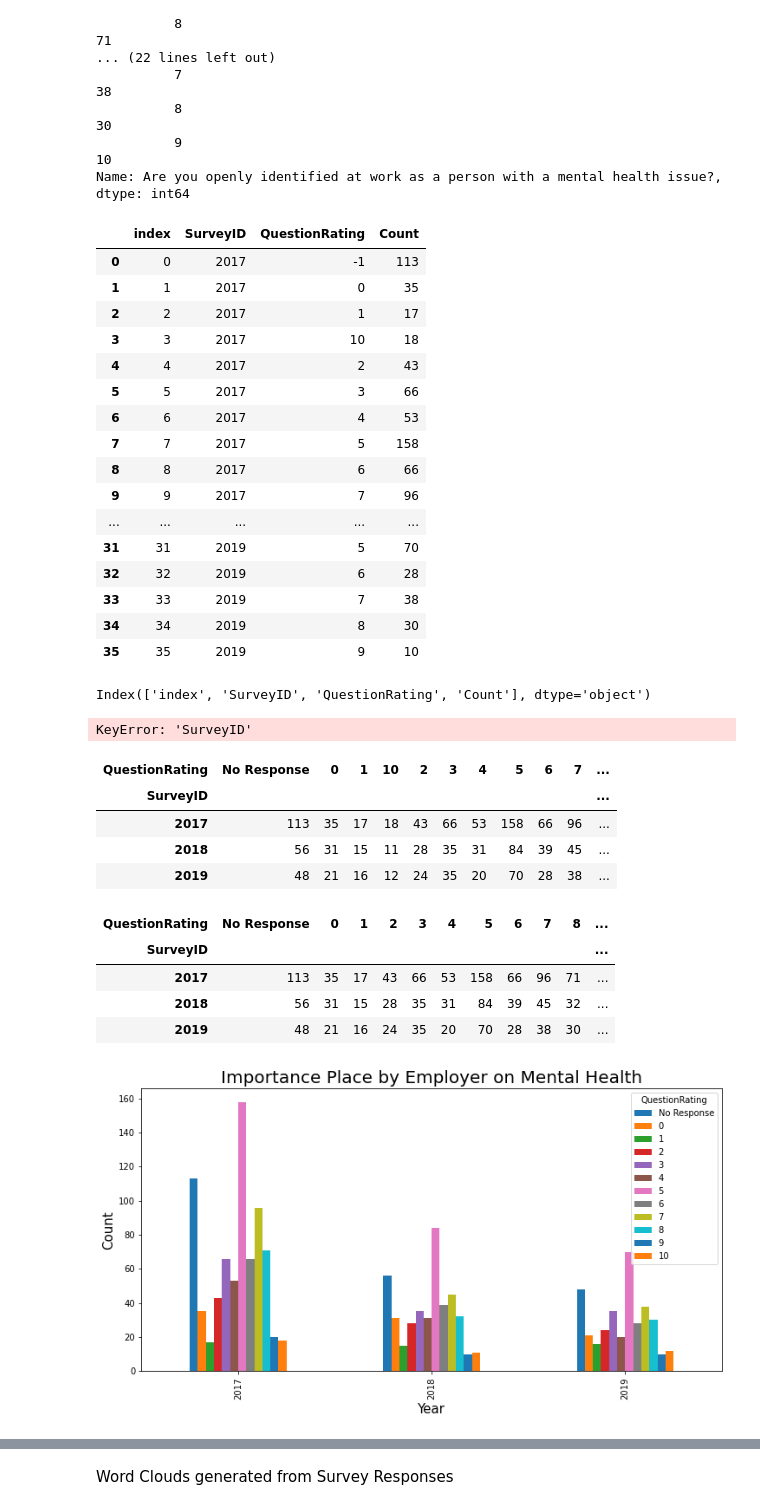
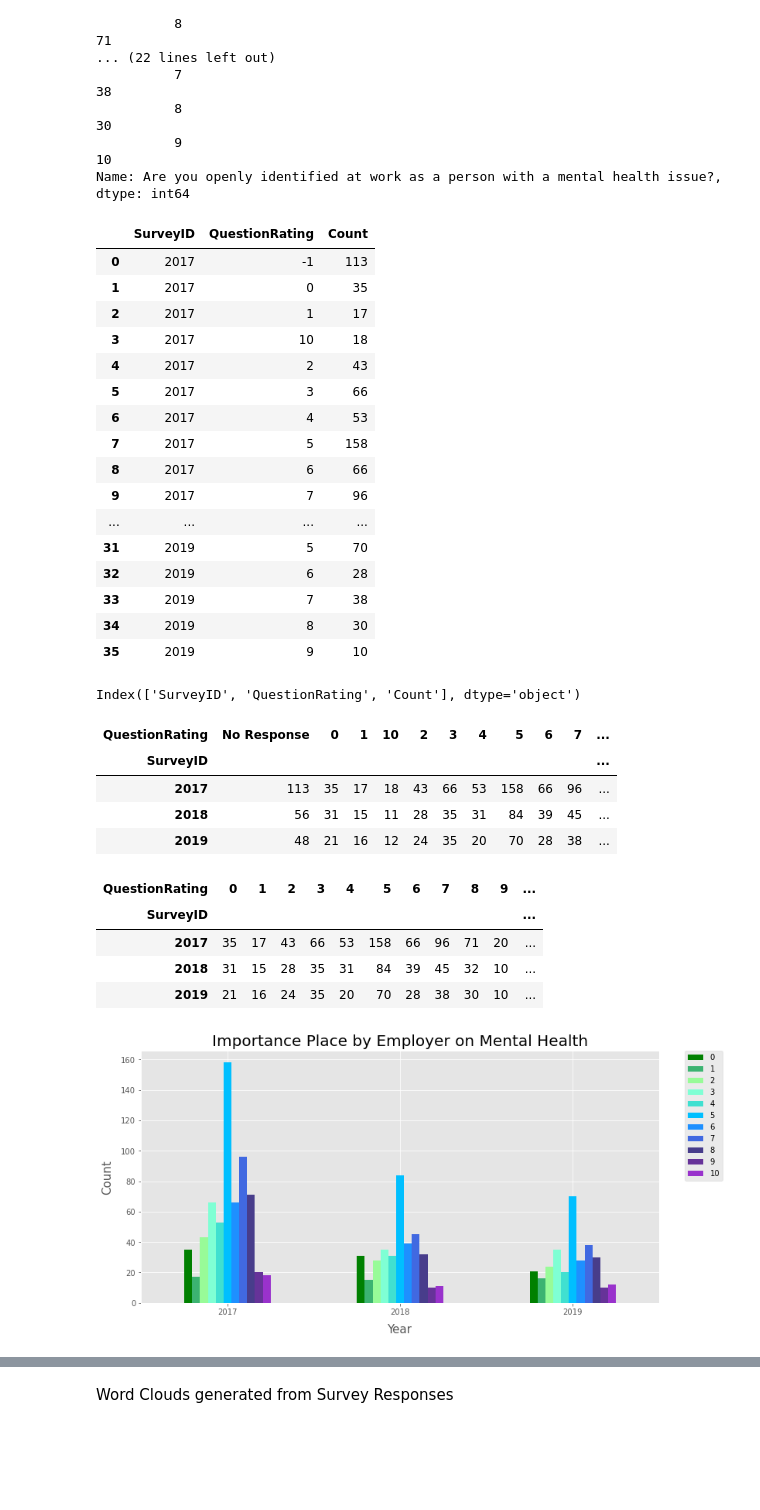
Before and after one commit to laurmarshall/Burnout-In-Tech, a Jupyter notebook: eda.ipynb, the cells around one changed output, grey strips where cells are left out. Saved outputs shown, nothing was run; the diff lists cells and outputs as text; code cells hidden in the pictures; blank space fills up the shorter version.

Commit message:
changed colors on graphs

```diff
--- a/eda.ipynb
+++ b/eda.ipynb
@@ -10,6 +10,8 @@ After working as a teacher for 8 years, I saw many colleagues struggle with burn
 import numpy as np
 import pandas as pd
 import matplotlib.pyplot as plt
+plt.style.use('ggplot')
+
 import sqlite3
 from wordcloud import WordCloud, STOPWORDS, ImageColorGenerator
 import nltk
@@ -240,39 +242,36 @@ SurveyID  Overall, how much importance does your employer place on mental health
 Name: Are you openly identified at work as a person with a mental health issue?, dtype: int64
 # %%
 overall_employer_mental_df = pd.DataFrame(overall_employer_mental).reset_index()
-overall_employer_mental_df = overall_employer_mental_df.reset_index()
 overall_employer_mental_df = overall_employer_mental_df.rename\
 (columns={"Overall, how much importance does your employer place on mental health?": "QuestionRating",\
           "Are you openly identified at work as a person with a mental health issue?": "Count"})
 overall_employer_mental_df
 # %% [output]
-|  | index | SurveyID | QuestionRating | Count |
-| 0 | 0 | 2017 | -1 | 113 |
-| 1 | 1 | 2017 | 0 | 35 |
-| 2 | 2 | 2017 | 1 | 17 |
-| 3 | 3 | 2017 | 10 | 18 |
-| 4 | 4 | 2017 | 2 | 43 |
-| 5 | 5 | 2017 | 3 | 66 |
-| 6 | 6 | 2017 | 4 | 53 |
-| 7 | 7 | 2017 | 5 | 158 |
-| 8 | 8 | 2017 | 6 | 66 |
-| 9 | 9 | 2017 | 7 | 96 |
-| ... | ... | ... | ... | ... |
-| 31 | 31 | 2019 | 5 | 70 |
-| 32 | 32 | 2019 | 6 | 28 |
-| 33 | 33 | 2019 | 7 | 38 |
-| 34 | 34 | 2019 | 8 | 30 |
-| 35 | 35 | 2019 | 9 | 10 |
+|  | SurveyID | QuestionRating | Count |
+| 0 | 2017 | -1 | 113 |
+| 1 | 2017 | 0 | 35 |
+| 2 | 2017 | 1 | 17 |
+| 3 | 2017 | 10 | 18 |
+| 4 | 2017 | 2 | 43 |
+| 5 | 2017 | 3 | 66 |
+| 6 | 2017 | 4 | 53 |
+| 7 | 2017 | 5 | 158 |
+| 8 | 2017 | 6 | 66 |
+| 9 | 2017 | 7 | 96 |
+| ... | ... | ... | ... |
+| 31 | 2019 | 5 | 70 |
+| 32 | 2019 | 6 | 28 |
+| 33 | 2019 | 7 | 38 |
+| 34 | 2019 | 8 | 30 |
+| 35 | 2019 | 9 | 10 |
 # %%
 overall_employer_mental_df.columns
 # %% [output]
-Index(['index', 'SurveyID', 'QuestionRating', 'Count'], dtype='object')
+Index(['SurveyID', 'QuestionRating', 'Count'], dtype='object')
 # %%
 overall_employer_mental_df = overall_employer_mental_df.pivot(index='SurveyID',\
                                                               columns='QuestionRating',\
                                                               values = 'Count')
-# %% [output]
-KeyError: 'SurveyID'
 # %%
 overall_employer_mental_df = overall_employer_mental_df.rename(columns={'-1':'No Response'})
 overall_employer_mental_df
@@ -284,21 +283,24 @@ overall_employer_mental_df
 | 2019 | 48 | 21 | 16 | 12 | 24 | 35 | 20 | 70 | 28 | 38 | ... |
 # %%
 overall_employer_mental_df = overall_employer_mental_df[['No Response', '0', '1', '2','3','4','5','6','7','8','9','10']]
+overall_employer_mental_df = overall_employer_mental_df.drop(columns='No Response')
 overall_employer_mental_df
 # %% [output]
-| QuestionRating | No Response | 0 | 1 | 2 | 3 | 4 | 5 | 6 | 7 | 8 | ... |
+| QuestionRating | 0 | 1 | 2 | 3 | 4 | 5 | 6 | 7 | 8 | 9 | ... |
 | SurveyID |  |  |  |  |  |  |  |  |  |  | ... |
-| 2017 | 113 | 35 | 17 | 43 | 66 | 53 | 158 | 66 | 96 | 71 | ... |
-| 2018 | 56 | 31 | 15 | 28 | 35 | 31 | 84 | 39 | 45 | 32 | ... |
-| 2019 | 48 | 21 | 16 | 24 | 35 | 20 | 70 | 28 | 38 | 30 | ... |
+| 2017 | 35 | 17 | 43 | 66 | 53 | 158 | 66 | 96 | 71 | 20 | ... |
+| 2018 | 31 | 15 | 28 | 35 | 31 | 84 | 39 | 45 | 32 | 10 | ... |
+| 2019 | 21 | 16 | 24 | 35 | 20 | 70 | 28 | 38 | 30 | 10 | ... |
 # %%
-overall_employer_mental_df.plot(kind='bar', figsize=(12,6))
+overall_employer_mental_df.plot(kind='bar', figsize=(12,6), color = ['green', 'mediumseagreen', 'palegreen','aquamarine','turquoise','deepskyblue','dodgerblue','royalblue', 'darkslateblue', 'rebeccapurple', 'darkorchid'])
 plt.title('Importance Place by Employer on Mental Health', fontsize=20)
-plt.ylabel('Count', fontsize=15)
-plt.xlabel('Year', fontsize=15)
+plt.ylabel('Count', fontsize=15, labelpad = 10)
+plt.xlabel('Year', fontsize=15, labelpad = 10)
+plt.xticks(rotation = 0)
+plt.legend(bbox_to_anchor=(1.05, 1), loc='upper left', borderaxespad=0.)
 plt.show()
 # %% [output]
-[figure, old version]
+[figure, new version]
 # %%
 def create_grouped_bar_chart(color1, ):
 
```
Also changed, not shown: parts of 27 cells of this notebook.
